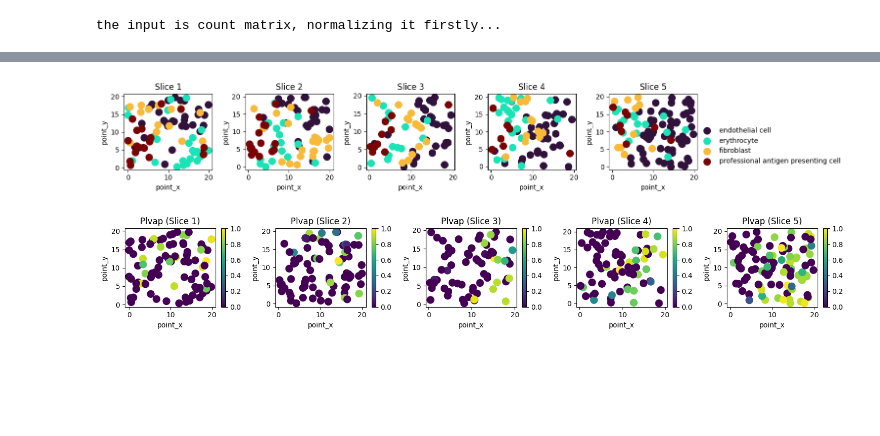
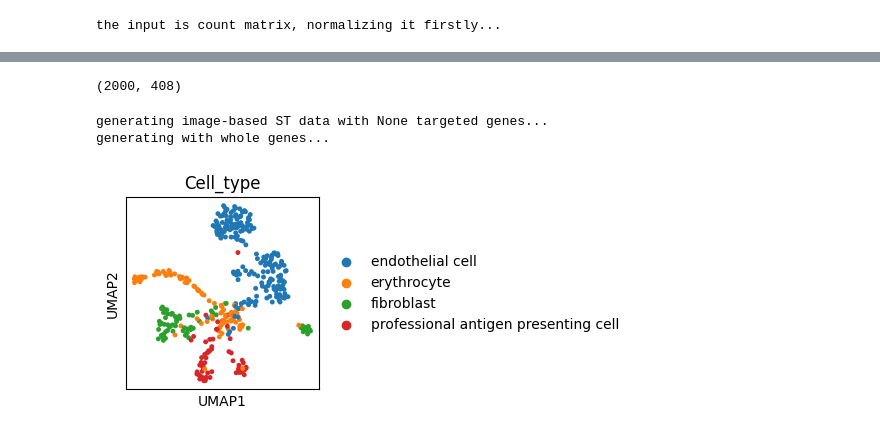
Before and after one commit to ZJUFanLab/scCube, a Jupyter notebook: tutorial/demo_image.ipynb, the cells around one changed output, grey strips where cells are left out. Saved outputs shown, nothing was run; the diff lists cells and outputs as text; code cells hidden in the pictures; blank space fills up the shorter version.

```diff
--- a/tutorial/demo_image.ipynb
+++ b/tutorial/demo_image.ipynb
@@ -148,34 +72,27 @@ plt.show()
-# %%
-plot_slice_scatter(
-    obj=generate_sc_meta_new,
-    figwidth=12.5,
-    figheight=2.5,
-    x="point_x",
-    y="point_y",
-    label='Cell_type',
-    colormap='turbo',
-    size=100,
-    alpha=1
-)
-plt.show()
-# %% [output]
-[figure, removed]
-# %%
-generate_sc_meta_new.reset_index(drop = True,inplace = True)
-plot_slice_gene_scatter(
-    data=generate_sc_data,
-    obj=generate_sc_meta_new,
-    figwidth=15,
-    figheight=2.5,
-    normalize=True,
-    x="point_x",
-    y="point_y",
-    show_gene="Plvap",
-    colormap='viridis',
-    size=100,
-    alpha=1
-
-)
-plt.show()
-# %% [output]
-[figure, removed]
+# %%
+# 2000 genes
+generate_sc_data_new.shape
+# %% [output]
+(2000, 408)
+# %%
+# all genes
+st_data, st_meta, st_index = model.generate_image_data_random(
+    generate_sc_data=generate_sc_data_new.copy(), # avoid overwriting raw data
+    generate_sc_meta=generate_sc_meta_new.copy(),
+    gene_type='whole',
+    n_gene=None  # the number of genes to select
+)
+
+adata = model.pre_process(sc_data=st_data,
+                          sc_meta=st_meta,
+                          is_normalized=True)
+sc.pp.scale(adata, max_value=10)
+sc.tl.pca(adata, svd_solver='arpack')
+sc.pp.neighbors(adata)
+sc.tl.umap(adata)
+with rc_context({'figure.figsize': (2.5, 2.5)}):
+    sc.pl.umap(adata, color='Cell_type', s=50)
+# %% [output]
+generating image-based ST data with None targeted genes...
+generating with whole genes...
+[figure, added]
```
Also changed, not shown: parts of 15 cells of this notebook, 24 other files.
